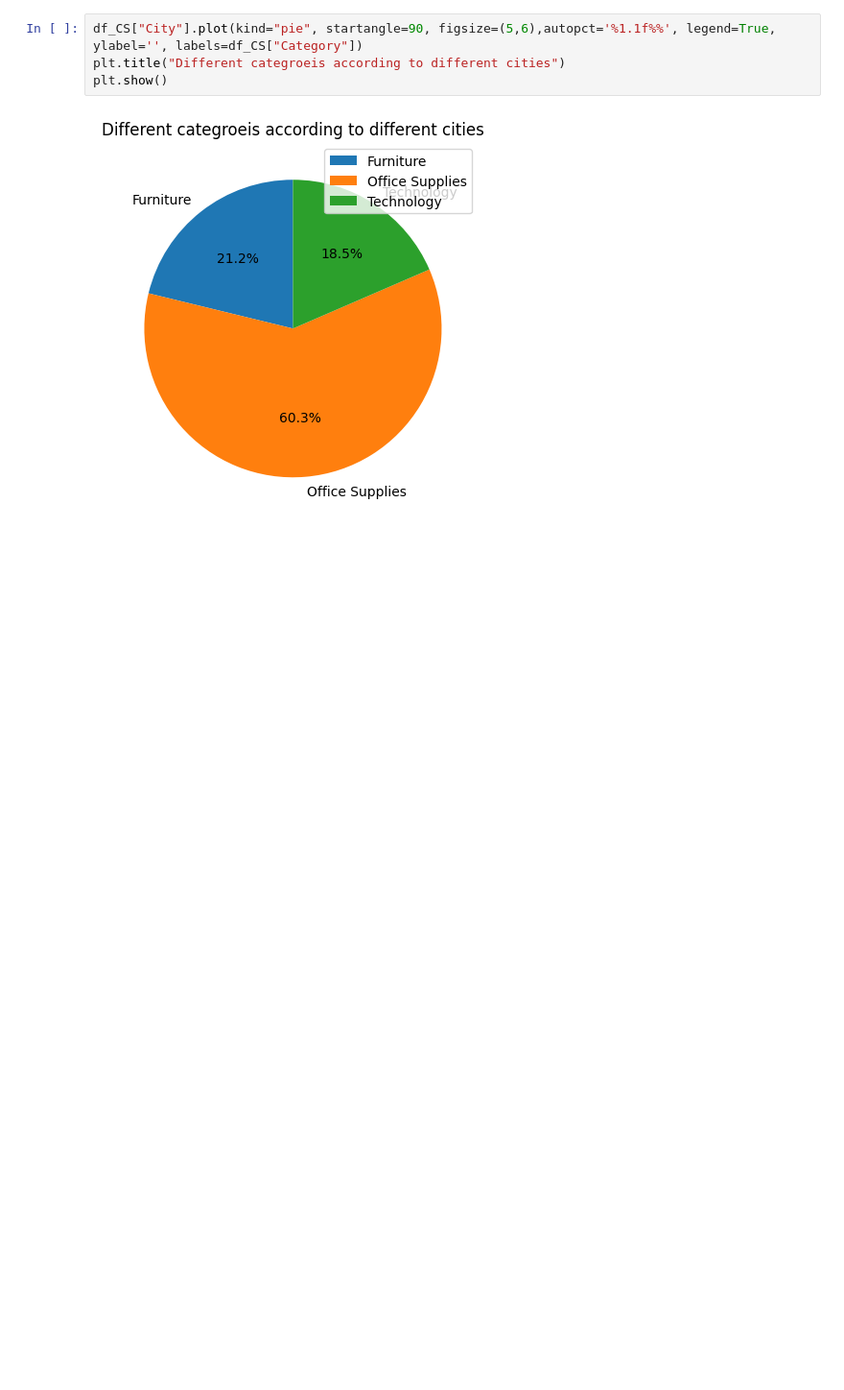
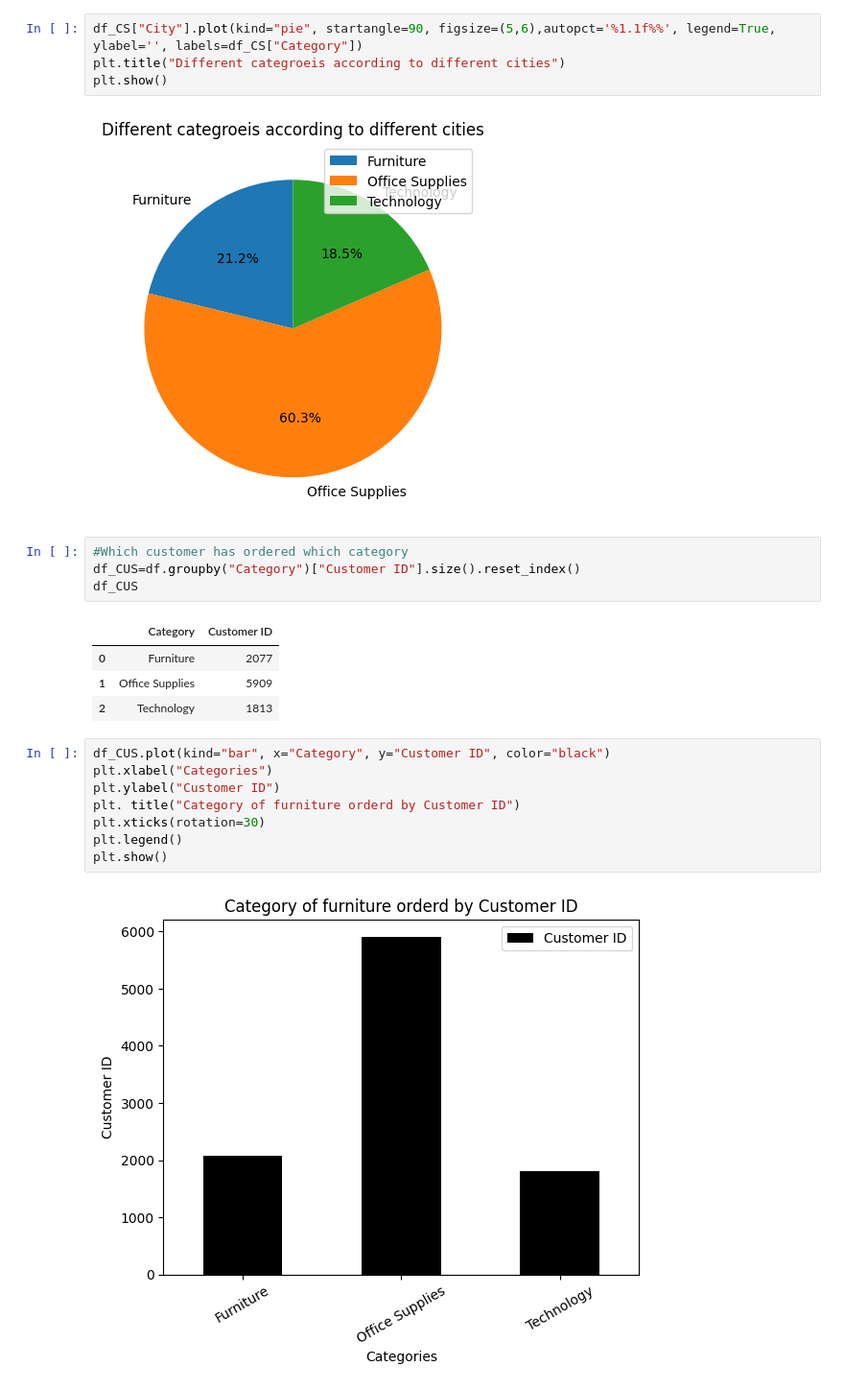
Before and after one commit to RhitiB/Data-Analysis, a Jupyter notebook: sales-dataset.ipynb, the cells around one changed output. Shown at 96% size. Drawn from its saved outputs; the diff is of its cells as text; blank space fills up the shorter version.

```diff
--- a/sales-dataset.ipynb
+++ b/sales-dataset.ipynb
@@ -268,3 +268,22 @@ plt.title("Different categroeis according to different cities")
 plt.show()
 # %% [output]
 [figure]
+# %%
+#Which customer has ordered which category
+df_CUS=df.groupby("Category")["Customer ID"].size().reset_index()
+df_CUS
+# %% [output]
+|  | Category | Customer ID |
+| 0 | Furniture | 2077 |
+| 1 | Office Supplies | 5909 |
+| 2 | Technology | 1813 |
+# %%
+df_CUS.plot(kind="bar", x="Category", y="Customer ID", color="black")
+plt.xlabel("Categories")
+plt.ylabel("Customer ID")
+plt. title("Category of furniture orderd by Customer ID")
+plt.xticks(rotation=30)
+plt.legend()
+plt.show()
+# %% [output]
+[figure, added]
```
Also changed, not shown: parts of 2 cells of this notebook.
